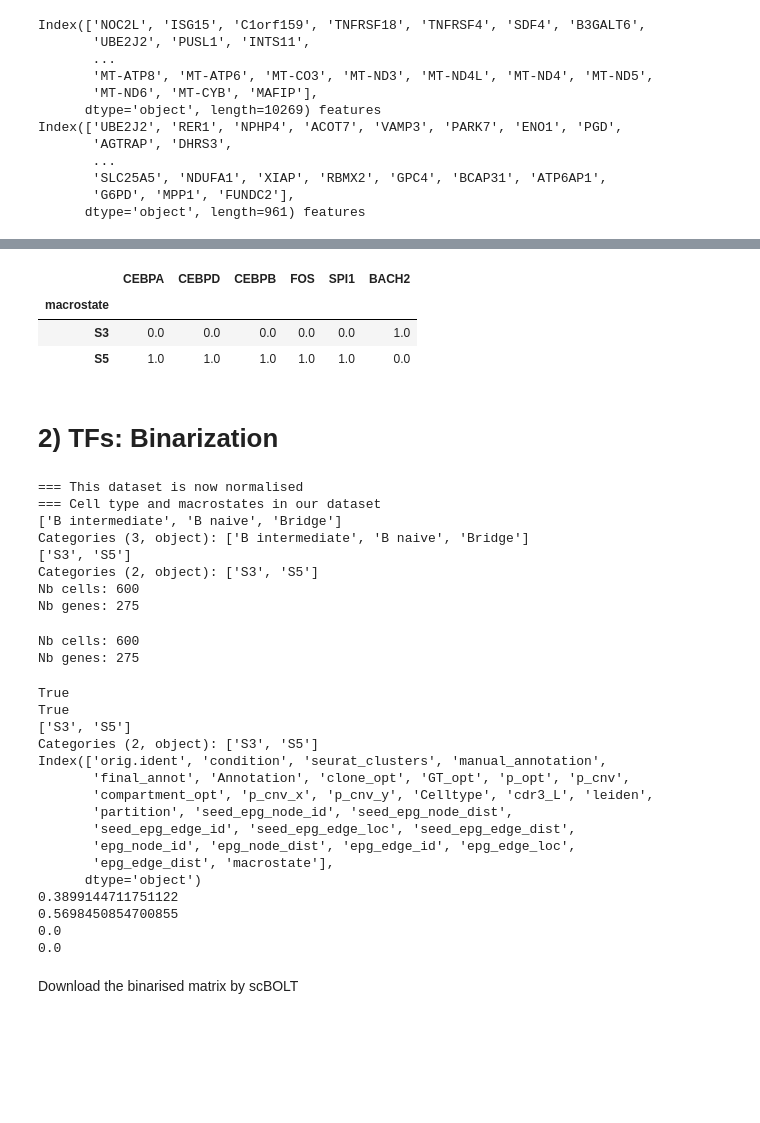
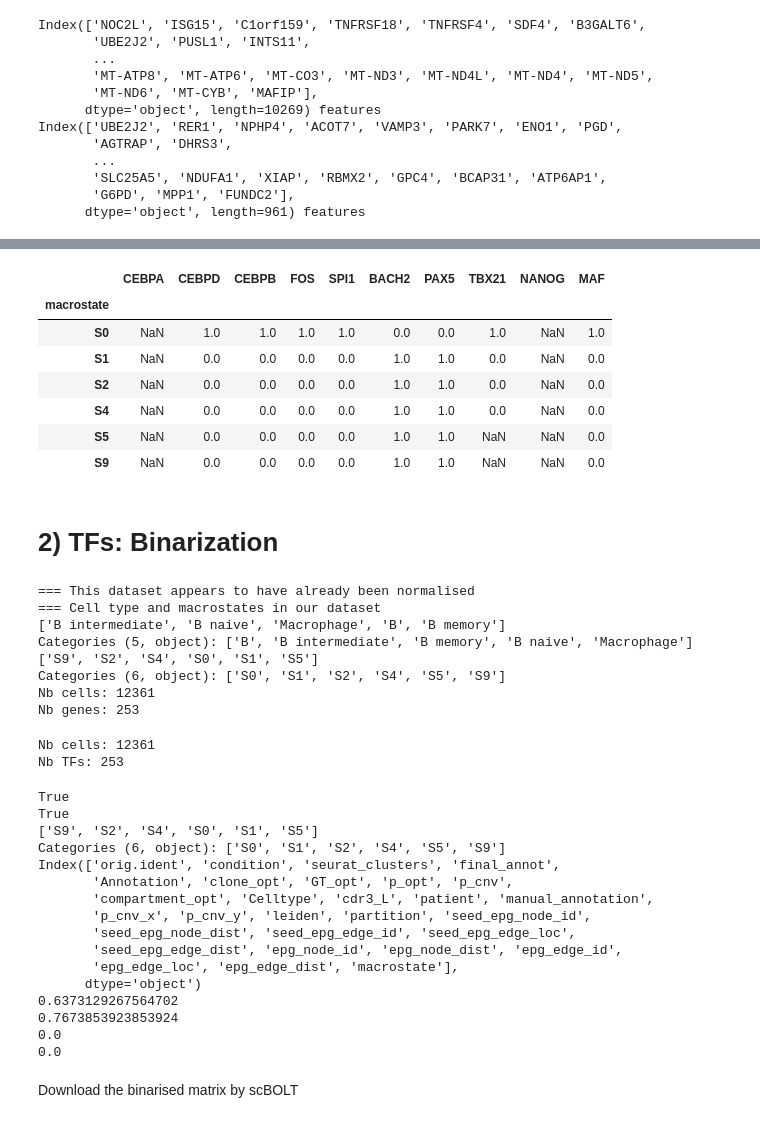
Before and after one commit to Augugustine/CITE-seq-analysis-CLL, a Jupyter notebook: 3- Boolean model/Binarization_gene_TF.ipynb, the cells around one changed output, grey strips where cells are left out. Saved outputs shown, nothing was run; the diff lists cells and outputs as text; code cells hidden in the pictures; blank space fills up the shorter version.

```diff
--- a/3- Boolean model/Binarization_gene_TF.ipynb
+++ b/3- Boolean model/Binarization_gene_TF.ipynb
@@ -6,12 +6,12 @@
 3) Evaluate the binarization result
 # %%
 # === PARAMETERS ===
-input_file = "/home/a.blanc-boekholt/Documents/Singlecell-R/Scripts/Matrix/cll_macro_stream_p3.h5ad"
-binarised_file_gene= "/home/a.blanc-boekholt/Documents/Singlecell-R/Scripts/Boolean_model_BoNesis/Bonesis_p3/Binarisation_genes/mstates_bin.csv"
-binarised_file_tf= "/home/a.blanc-boekholt/Documents/Singlecell-R/Scripts/Boolean_model_BoNesis/Bonesis_p3/Binarisation_tfs/mstates_bin.csv"
+input_file = "/home/a.blanc-boekholt/Documents/Singlecell-R/Scripts/Boolean_model_BoNesis/Bonesis_merge/cll_macro_merge.h5ad"
+binarised_file_gene= "/home/a.blanc-boekholt/Documents/Singlecell-R/Scripts/Boolean_model_BoNesis/Bonesis_merge/Binarisation_genes/mstates_bin.csv"
+binarised_file_tf= "/home/a.blanc-boekholt/Documents/Singlecell-R/Scripts/Boolean_model_BoNesis/Bonesis_merge/Binarisation_tfs/mstates_bin.csv"
 binarized_file_output_genes = "/home/a.blanc-boekholt/Documents/Singlecell-R/Scripts/Matrix/data_binarized_tfs_no_bif.csv"
 binarized_file_output_tfs = "/home/a.blanc-boekholt/Documents/Singlecell-R/Scripts/Matrix/data_binarized_tfs_no_bif.csv"
-binarized_file_output = "/home/a.blanc-boekholt/Documents/Singlecell-R/Scripts/Matrix/data_binarized_tfs_genes_p3_all.csv"
+binarized_file_output = "/home/a.blanc-boekholt/Documents/Singlecell-R/Scripts/Matrix/data_binarized_tfs_genes_merge.csv"
 patient = "P3"
 output_directory = "/home/a.blanc-boekholt/Documents/Singlecell-R/Scripts/Plots"
 # %%
@@ -148,6 +147,7 @@ Index(['UBE2J2', 'RER1', 'NPHP4', 'ACOT7', 'VAMP3', 'PARK7', 'ENO1', 'PGD',
 # save as csv for BoNesis with scBOLT
 binarized_states.to_csv(binarized_file_output_genes)
 # %%
-genes = ["NANOG", "CEBPA","CEBPB","CEBPD","SPI1","ETV6","BACH2","PAX5","RUNX1","PU1","SP1","FOS","IFR4","HNF4A",'TBX21', "PAX7"]
+binarized_states = pd.read_csv(binarised_file_gene,index_col=0)
+genes = ["NANOG", "CEBPA","CEBPB","CEBPD","SPI1","ETV6","BACH2","PAX5","RUNX1","PU1","SP1","FOS","IFR4","HNF4A",'TBX21', "PAX7", "MAF"]
 [g for g in genes if g in binarized_states.columns]
 # %% [output]
@@ -155,14 +167,18 @@ genes = ["NANOG", "CEBPA","CEBPB","CEBPD","SPI1","ETV6","BACH2","PAX5","RUNX1","
 # %%
-binarized_states[["CEBPA","CEBPD","CEBPB", "FOS", "SPI1", "BACH2"]]
+binarized_states[["CEBPA","CEBPD","CEBPB", "FOS", "SPI1", "BACH2", "PAX5","TBX21", "NANOG","MAF"]]
 # %% [output]
-|  | CEBPA | CEBPD | CEBPB | FOS | SPI1 | BACH2 |
-| macrostate |  |  |  |  |  |  |
-| S3 | 0.0 | 0.0 | 0.0 | 0.0 | 0.0 | 1.0 |
-| S5 | 1.0 | 1.0 | 1.0 | 1.0 | 1.0 | 0.0 |
+|  | CEBPA | CEBPD | CEBPB | FOS | SPI1 | BACH2 | PAX5 | TBX21 | NANOG | MAF |
+| macrostate |  |  |  |  |  |  |  |  |  |  |
+| S0 | NaN | 1.0 | 1.0 | 1.0 | 1.0 | 0.0 | 0.0 | 1.0 | NaN | 1.0 |
+| S1 | NaN | 0.0 | 0.0 | 0.0 | 0.0 | 1.0 | 1.0 | 0.0 | NaN | 0.0 |
+| S2 | NaN | 0.0 | 0.0 | 0.0 | 0.0 | 1.0 | 1.0 | 0.0 | NaN | 0.0 |
+| S4 | NaN | 0.0 | 0.0 | 0.0 | 0.0 | 1.0 | 1.0 | 0.0 | NaN | 0.0 |
+| S5 | NaN | 0.0 | 0.0 | 0.0 | 0.0 | 1.0 | 1.0 | NaN | NaN | 0.0 |
+| S9 | NaN | 0.0 | 0.0 | 0.0 | 0.0 | 1.0 | 1.0 | NaN | NaN | 0.0 |
 # %% [markdown]
 # 2) TFs: Binarization
 # %%
-tf_auc = pd.read_csv("/home/a.blanc-boekholt/Documents/Singlecell-R/Scripts/Matrix/step_3_aucell_p3.csv", index_col=0)
+tf_auc = pd.read_csv("/home/a.blanc-boekholt/Documents/Singlecell-R/Scripts/Matrix/GRN_SCENIC_merge/step_3_aucell.csv", index_col=0)
 tf_auc.columns = tf_auc.columns.str.replace(r"[()+]", "", regex=True)
 tf_list = tf_auc.columns.tolist()
 
@@ -189,14 +205,14 @@ adata_tf = adata[:, tf_list].copy()
 print(f"Nb cells: {adata_tf.n_obs}")
 print(f"Nb genes: {adata_tf.n_vars}")
 # %% [output]
-=== This dataset is now normalised
+=== This dataset appears to have already been normalised
 === Cell type and macrostates in our dataset
-['B intermediate', 'B naive', 'Bridge']
-Categories (3, object): ['B intermediate', 'B naive', 'Bridge']
-['S3', 'S5']
-Categories (2, object): ['S3', 'S5']
-Nb cells: 600
-Nb genes: 275
+['B intermediate', 'B naive', 'Macrophage', 'B', 'B memory']
+Categories (5, object): ['B', 'B intermediate', 'B memory', 'B naive', 'Macrophage']
+['S9', 'S2', 'S4', 'S0', 'S1', 'S5']
+Categories (6, object): ['S0', 'S1', 'S2', 'S4', 'S5', 'S9']
+Nb cells: 12361
+Nb genes: 253
 # %%
 tf_auc = tf_auc.loc[adata_tf.obs_names]
 
@@ -207,10 +223,10 @@ adata_tfs = ad.AnnData(
 )
 adata_tfs.obsm["X_umap"] = adata_tf.obsm["X_umap"].copy()
 print(f"Nb cells: {adata_tfs.n_obs}")
-print(f"Nb genes: {adata_tf.n_vars}")
+print(f"Nb TFs: {adata_tf.n_vars}")
 # %% [output]
-Nb cells: 600
-Nb genes: 275
+Nb cells: 12361
+Nb TFs: 253
 # %%
 adata_tfs.raw = adata_tfs.copy()
 sc.pp.normalize_total(adata_tfs) #
@@ -234,22 +250,22 @@ if "epg" in adata_tfs.uns:
     del adata_tfs.uns["epg"]
 adata_tfs.uns.clear()
 #sc.pp.filter_genes(adata_tfs, min_cells=10)
-adata_tfs.write("/home/a.blanc-boekholt/Documents/Singlecell-R/Scripts/Boolean_model_BoNesis/Bonesis_p3_no_bifurcation/Binarisation_tfs/cll_macro_bina_tf_p3.h5ad")
+adata_tfs.write("/home/a.blanc-boekholt/Documents/Singlecell-R/Scripts/Boolean_model_BoNesis/Bonesis_merge/Binarisation_tfs/cll_macro_bina_tf.h5ad")
 # %% [output]
 True
 True
-['S3', 'S5']
-Categories (2, object): ['S3', 'S5']
-Index(['orig.ident', 'condition', 'seurat_clusters', 'manual_annotation',
-       'final_annot', 'Annotation', 'clone_opt', 'GT_opt', 'p_opt', 'p_cnv',
-       'compartment_opt', 'p_cnv_x', 'p_cnv_y', 'Celltype', 'cdr3_L', 'leiden',
-       'partition', 'seed_epg_node_id', 'seed_epg_node_dist',
-       'seed_epg_edge_id', 'seed_epg_edge_loc', 'seed_epg_edge_dist',
-       'epg_node_id', 'epg_node_dist', 'epg_edge_id', 'epg_edge_loc',
-       'epg_edge_dist', 'macrostate'],
+['S9', 'S2', 'S4', 'S0', 'S1', 'S5']
+Categories (6, object): ['S0', 'S1', 'S2', 'S4', 'S5', 'S9']
+Index(['orig.ident', 'condition', 'seurat_clusters', 'final_annot',
+       'Annotation', 'clone_opt', 'GT_opt', 'p_opt', 'p_cnv',
+       'compartment_opt', 'Celltype', 'cdr3_L', 'patient', 'manual_annotation',
+       'p_cnv_x', 'p_cnv_y', 'leiden', 'partition', 'seed_epg_node_id',
+       'seed_epg_node_dist', 'seed_epg_edge_id', 'seed_epg_edge_loc',
+       'seed_epg_edge_dist', 'epg_node_id', 'epg_node_dist', 'epg_edge_id',
+       'epg_edge_loc', 'epg_edge_dist', 'macrostate'],
       dtype='object')
-0.3899144711751122
-0.5698450854700855
+0.6373129267564702
+0.7673853923853924
 0.0
 0.0
 # %% [markdown]
```
Also changed, not shown: parts of 21 cells of this notebook, 1 other file.
